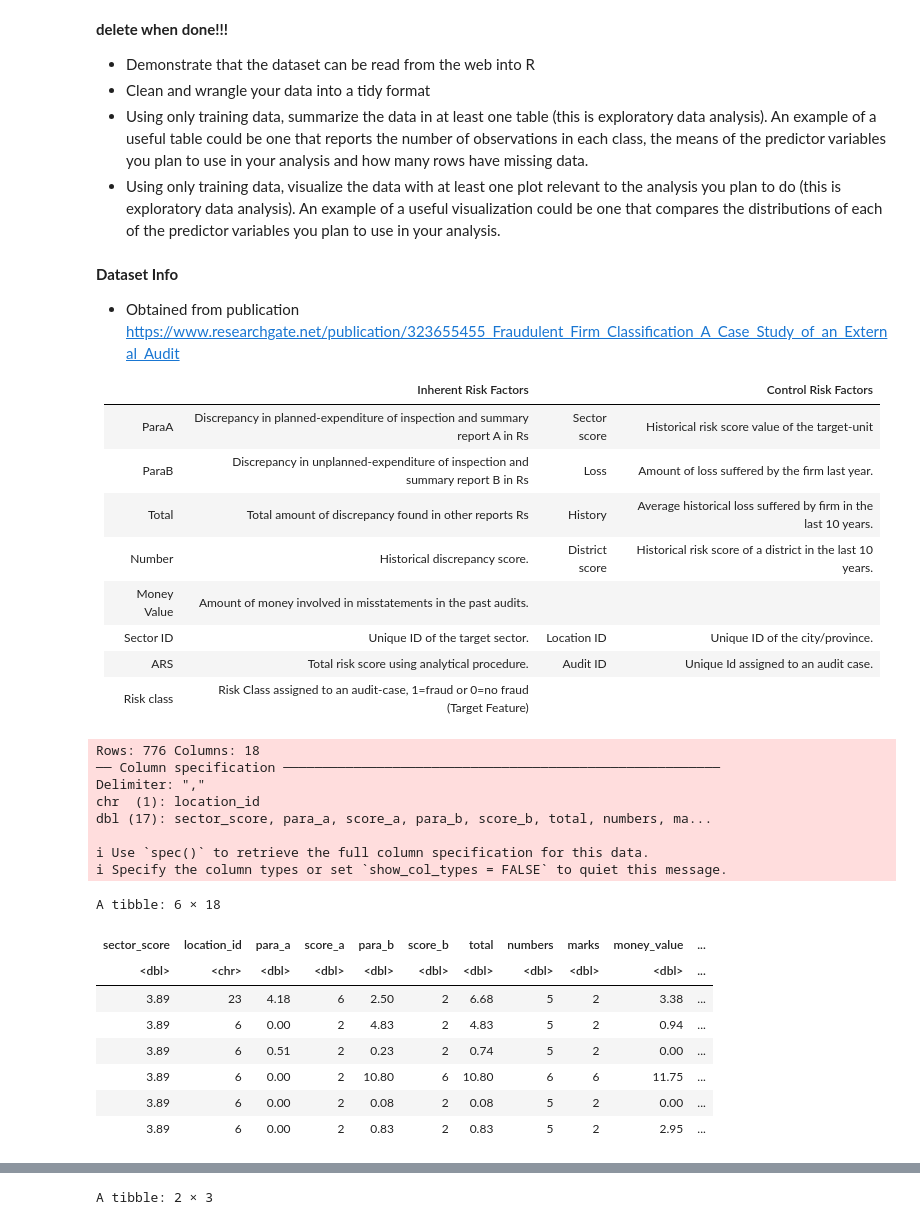
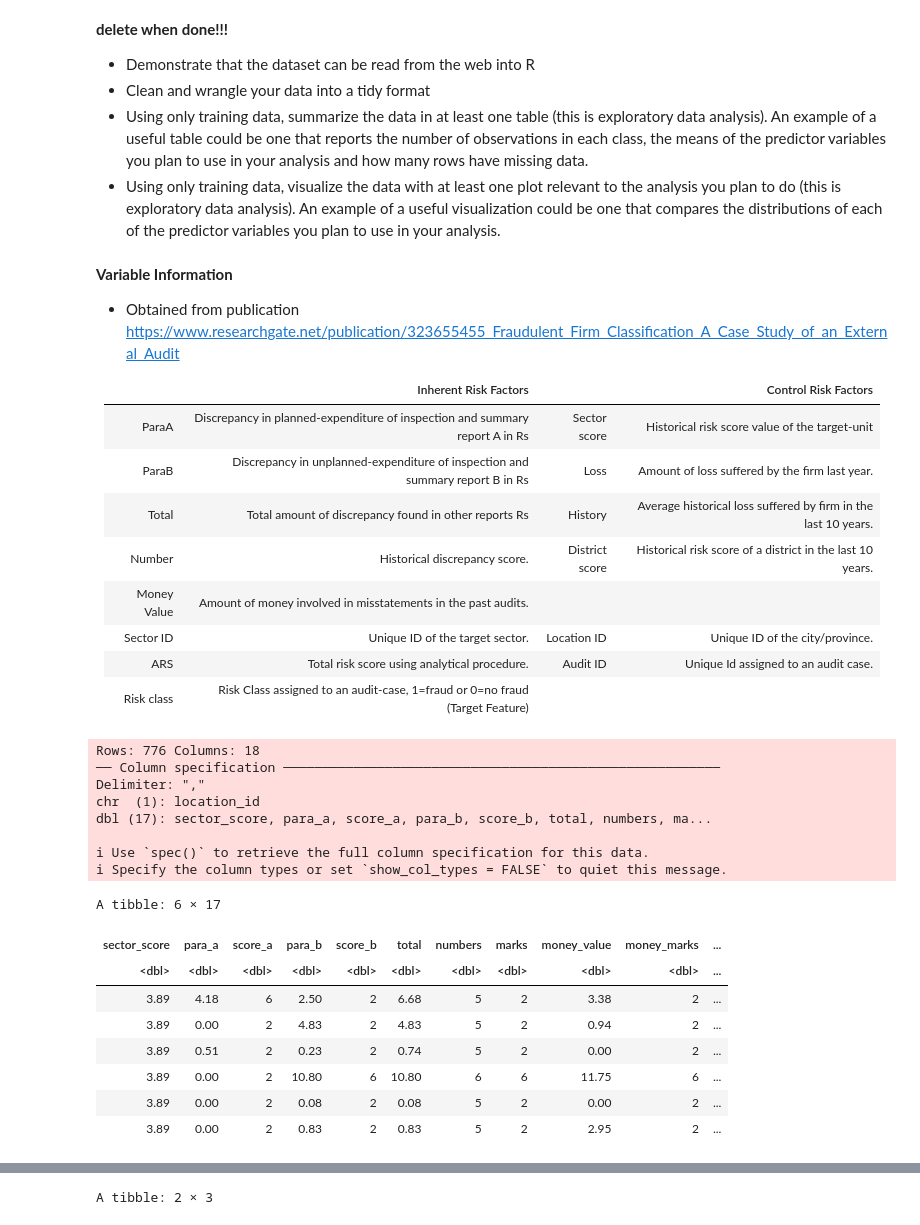
Before and after one commit to hakkd/KNN-Fraud-Detection, a Jupyter notebook: Group_Proposal.ipynb, the cells around one changed output, grey strips where cells are left out. Drawn from its saved outputs; the diff is of its cells as text; code cells hidden in the pictures.

```diff
--- a/Group_Proposal.ipynb
+++ b/Group_Proposal.ipynb
@@ -38,7 +49,7 @@ Publication: https://www.researchgate.net/publication/323655455_Fraudulent_Firm_
 * Using only training data, summarize the data in at least one table (this is exploratory data analysis). An example of a useful table could be one that reports the number of observations in each class, the means of the predictor variables you plan to use in your analysis and how many rows have missing data.
 * Using only training data, visualize the data with at least one plot relevant to the analysis you plan to do (this is exploratory data analysis). An example of a useful visualization could be one that compares the distributions of each of the predictor variables you plan to use in your analysis.
 # %% [markdown]
-**Dataset Info**
+**Variable Information**
 - Obtained from publication https://www.researchgate.net/publication/323655455_Fraudulent_Firm_Classification_A_Case_Study_of_an_External_Audit
 
 | | Inherent Risk Factors | | Control Risk Factors |
@@ -54,32 +65,35 @@ Publication: https://www.researchgate.net/publication/323655455_Fraudulent_Firm_
 # %%
 # import the data set, make column names consistent
 url <- "https://raw.githubusercontent.com/hakkd/dsci-100-project-group17/main/trial.csv"
 
 column_names = c("sector_score", "location_id", "para_a", "score_a", "para_b", "score_b",
              "total", "numbers", "marks", "money_value", "money_marks", "district", "loss",
              "loss_score", "history", "history_score", "score", "risk")
 
 audit_data <- read_csv(url, col_names = column_names, skip = 1)
 
+# dropping location_id column (not useful)
+audit_data <- select(audit_data, -location_id)
+
 head(audit_data)
 # %% [output]
 Rows: 776 Columns: 18
 ── Column specification ────────────────────────────────────────────────────────
 Delimiter: ","
 chr  (1): location_id
 dbl (17): sector_score, para_a, score_a, para_b, score_b, total, numbers, ma...
 
 ℹ Use `spec()` to retrieve the full column specification for this data.
 ℹ Specify the column types or set `show_col_types = FALSE` to quiet this message.
-A tibble: 6 × 18
+A tibble: 6 × 17
-| sector_score | location_id | para_a | score_a | para_b | score_b | total | numbers | marks | money_value | ... |
-| <dbl> | <chr> | <dbl> | <dbl> | <dbl> | <dbl> | <dbl> | <dbl> | <dbl> | <dbl> | ... |
-| 3.89 | 23 | 4.18 | 6 | 2.50 | 2 | 6.68 | 5 | 2 | 3.38 | ... |
-| 3.89 | 6 | 0.00 | 2 | 4.83 | 2 | 4.83 | 5 | 2 | 0.94 | ... |
-| 3.89 | 6 | 0.51 | 2 | 0.23 | 2 | 0.74 | 5 | 2 | 0.00 | ... |
-| 3.89 | 6 | 0.00 | 2 | 10.80 | 6 | 10.80 | 6 | 6 | 11.75 | ... |
-| 3.89 | 6 | 0.00 | 2 | 0.08 | 2 | 0.08 | 5 | 2 | 0.00 | ... |
-| 3.89 | 6 | 0.00 | 2 | 0.83 | 2 | 0.83 | 5 | 2 | 2.95 | ... |
+| sector_score | para_a | score_a | para_b | score_b | total | numbers | marks | money_value | money_marks | ... |
+| <dbl> | <dbl> | <dbl> | <dbl> | <dbl> | <dbl> | <dbl> | <dbl> | <dbl> | <dbl> | ... |
+| 3.89 | 4.18 | 6 | 2.50 | 2 | 6.68 | 5 | 2 | 3.38 | 2 | ... |
+| 3.89 | 0.00 | 2 | 4.83 | 2 | 4.83 | 5 | 2 | 0.94 | 2 | ... |
+| 3.89 | 0.51 | 2 | 0.23 | 2 | 0.74 | 5 | 2 | 0.00 | 2 | ... |
+| 3.89 | 0.00 | 2 | 10.80 | 6 | 10.80 | 6 | 6 | 11.75 | 6 | ... |
+| 3.89 | 0.00 | 2 | 0.08 | 2 | 0.08 | 5 | 2 | 0.00 | 2 | ... |
+| 3.89 | 0.00 | 2 | 0.83 | 2 | 0.83 | 5 | 2 | 2.95 | 2 | ... |
 # %%
 # change Risk to factor and recode as F (fraud) or N (no fraud)
 audit_data <- audit_data |>
```
Also changed, not shown: parts of 5 cells of this notebook.
